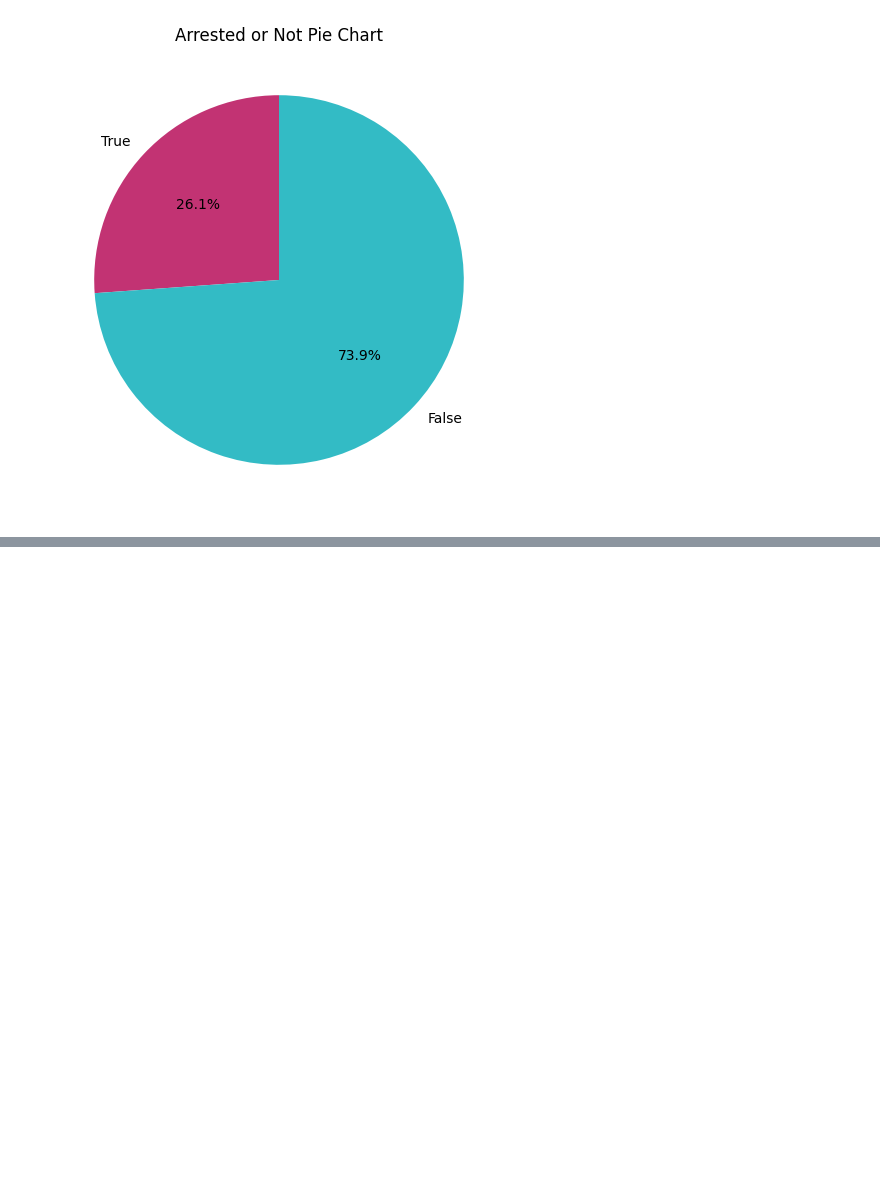
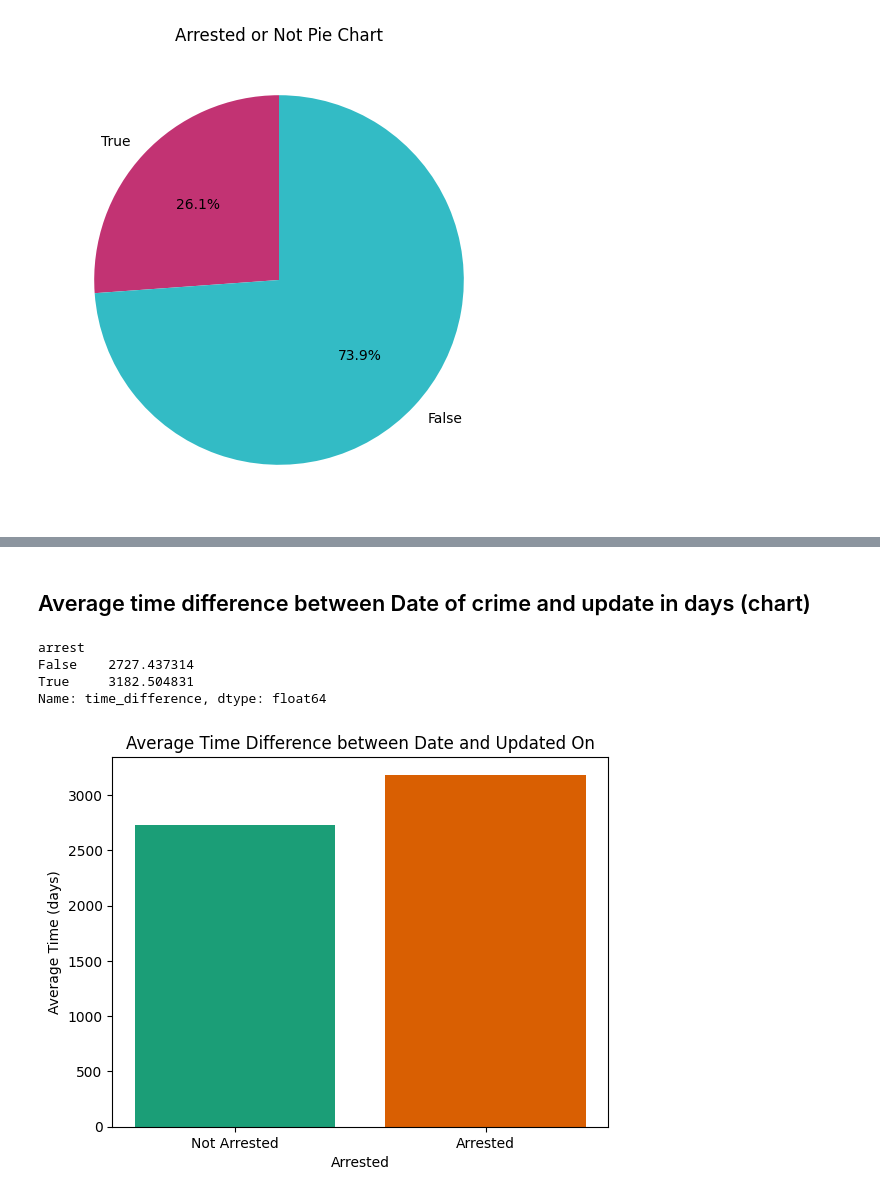
Before and after one commit to YOANGELICA/chicago_crimes_etl, a Jupyter notebook: EDA.ipynb, the cells around one changed output, grey strips where cells are left out. Saved outputs shown, nothing was run; the diff lists cells and outputs as text; code cells hidden in the pictures; blank space fills up the shorter version.

Commit message:
adding more graphics

```diff
--- a/EDA.ipynb
+++ b/EDA.ipynb
@@ -114,0 +136,3 @@ df.head()
+# %%
+df['date'] = pd.to_datetime(df['date'])
+df['updated_on'] = pd.to_datetime(df['updated_on'])
@@ -231,0 +298,25 @@ plt.show()
+# %% [markdown]
+## Average time difference between Date of crime and update in days (chart)
+# %%
+df['time_difference'] = (df['updated_on'] - df['date']).dt.days
+
+average_time_per_arrest = df.groupby('arrest')['time_difference'].mean()
+
+print(average_time_per_arrest)
+
+
+colors1 = plt.cm.Dark2.colors
+
+plt.bar(average_time_per_arrest.index, average_time_per_arrest, color= colors1)
+plt.xlabel('Arrested')
+plt.ylabel('Average Time (days)')
+plt.title('Average Time Difference between Date and Updated On')
+plt.xticks([False, True], ['Not Arrested', 'Arrested'])
+
+plt.show()
+# %% [output]
+arrest
+False    2727.437314
+True     3182.504831
+Name: time_difference, dtype: float64
+[figure, added]
```
Also changed, not shown: parts of 13 cells of this notebook.
